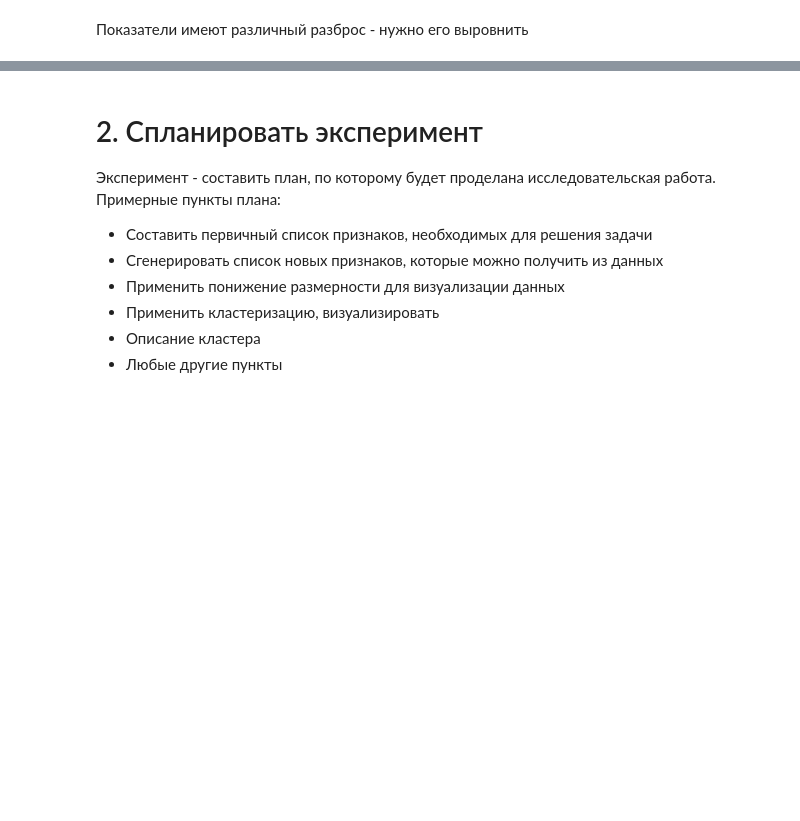
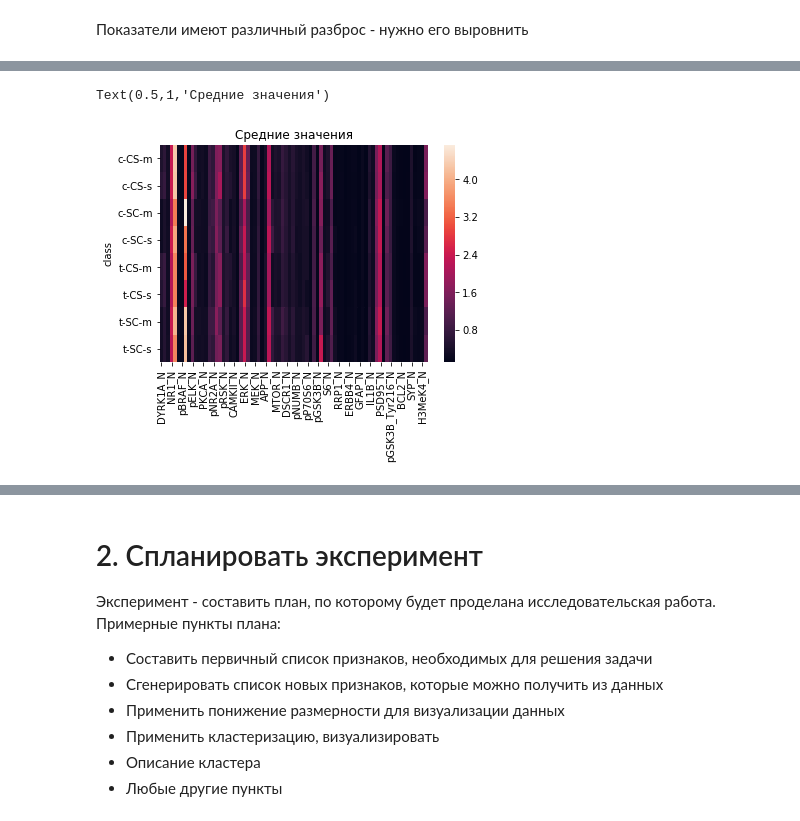
Before and after one commit to pyltsin/ipynb, a Jupyter notebook: otus/14 (dimred)/homework_dimred.ipynb, the cells around one changed output, grey strips where cells are left out. Drawn from its saved outputs; the diff is of its cells as text; code cells hidden in the pictures; blank space fills up the shorter version.

```diff
--- a/otus/14 (dimred)/homework_dimred.ipynb
+++ b/otus/14 (dimred)/homework_dimred.ipynb
@@ -108,0 +115,9 @@ seaborn.heatmap(corr,
+# %%
+mean_by_group = df.groupby(by='class').mean()
+std_by_group = df.groupby(by='class').std()
+# %%
+seaborn.heatmap(mean_by_group)
+plt.title('Средние значения')
+# %% [output]
+Text(0.5,1,'Средние значения')
+[figure, added]
```
Also changed, not shown: parts of 47 cells of this notebook, 1 other file.
